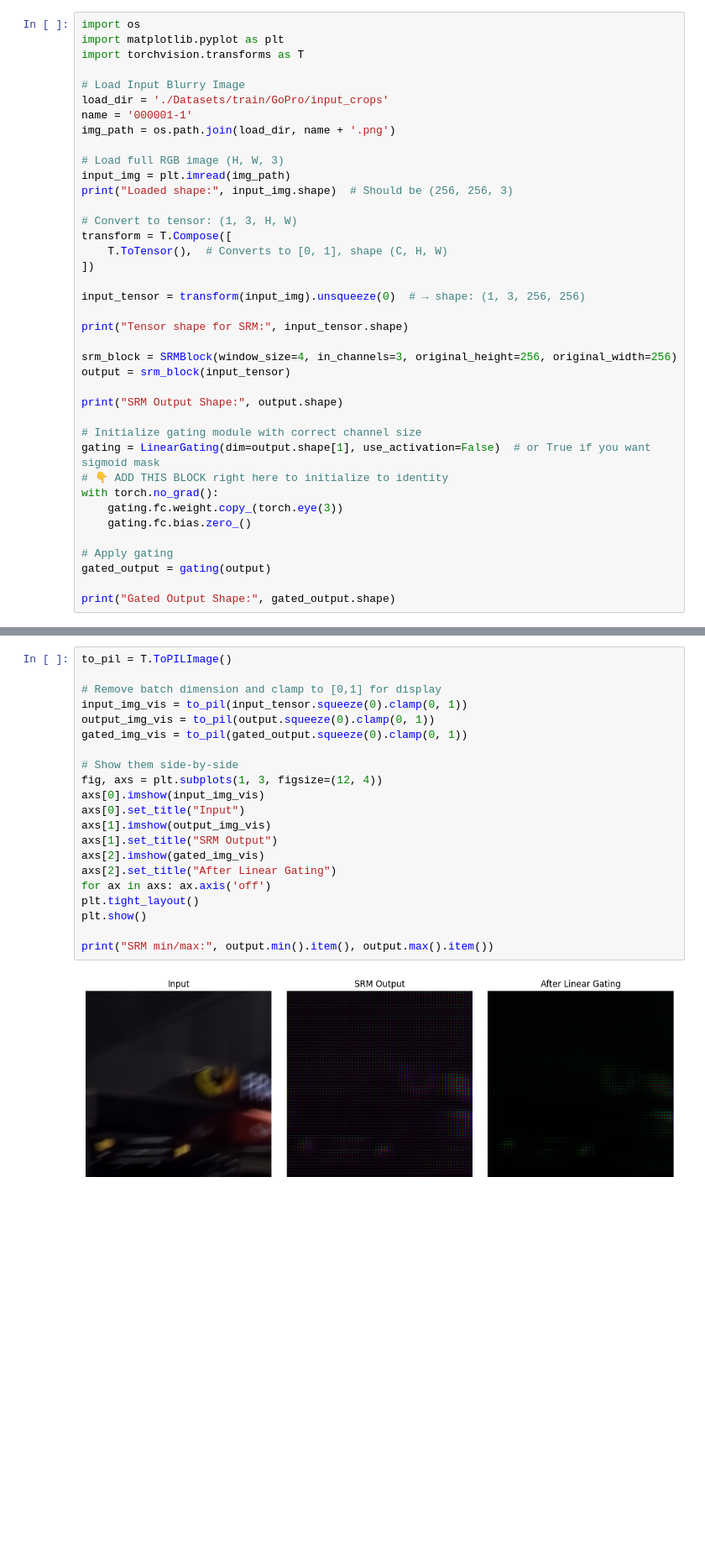
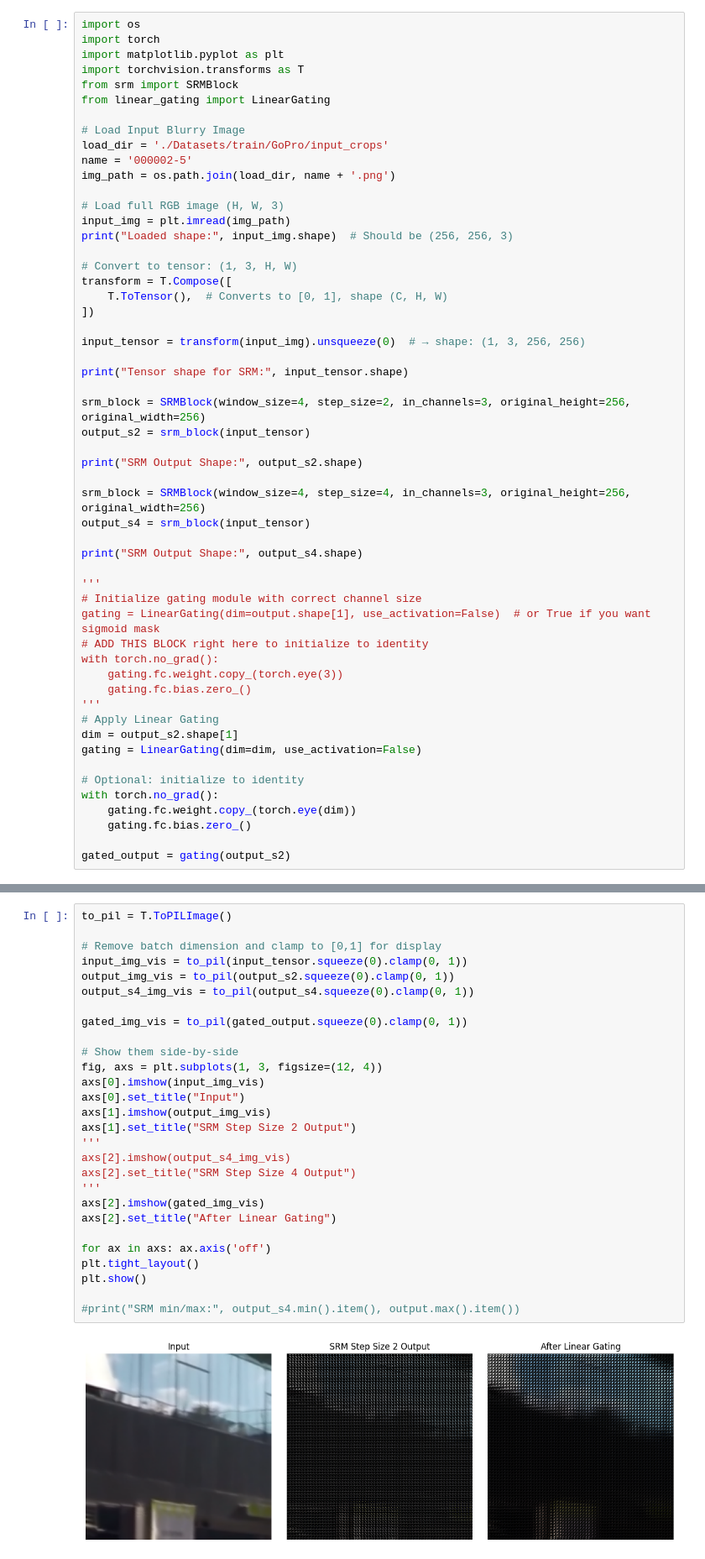
Before and after one commit to kw4ng/ECE556Project, a Jupyter notebook: SRM&LG_testing.ipynb, the cells around one changed output, grey strips where cells are left out. Shown at 84% size. Cells and saved outputs as stored; diff of their text form; blank space fills up the shorter version.

Commit message:
Test file for SRM and Linear gating for images

```diff
--- a/SRM&LG_testing.ipynb
+++ b/SRM&LG_testing.ipynb
@@ -50,11 +32,14 @@ tensor([[[[ 0.3091,  0.3237,  0.5491,  0.5842],
 # %%
 import os
+import torch
 import matplotlib.pyplot as plt
 import torchvision.transforms as T
+from srm import SRMBlock
+from linear_gating import LinearGating
 
 # Load Input Blurry Image
 load_dir = './Datasets/train/GoPro/input_crops'
-name = '000001-1'
+name = '000002-5'
 img_path = os.path.join(load_dir, name + '.png')
 
 # Load full RGB image (H, W, 3)
@@ -70,22 +55,34 @@ input_tensor = transform(input_img).unsqueeze(0)  # → shape: (1, 3, 256, 256)
 
 print("Tensor shape for SRM:", input_tensor.shape)
 
-srm_block = SRMBlock(window_size=4, in_channels=3, original_height=256, original_width=256)
-output = srm_block(input_tensor)
+srm_block = SRMBlock(window_size=4, step_size=2, in_channels=3, original_height=256, original_width=256)
+output_s2 = srm_block(input_tensor)
 
-print("SRM Output Shape:", output.shape)
+print("SRM Output Shape:", output_s2.shape)
 
+srm_block = SRMBlock(window_size=4, step_size=4, in_channels=3, original_height=256, original_width=256)
+output_s4 = srm_block(input_tensor)
+
+print("SRM Output Shape:", output_s4.shape)
+
+'''
 # Initialize gating module with correct channel size
 gating = LinearGating(dim=output.shape[1], use_activation=False)  # or True if you want sigmoid mask
-# 👇 ADD THIS BLOCK right here to initialize to identity
+# ADD THIS BLOCK right here to initialize to identity
 with torch.no_grad():
     gating.fc.weight.copy_(torch.eye(3))
     gating.fc.bias.zero_()
+'''
+# Apply Linear Gating
+dim = output_s2.shape[1]
+gating = LinearGating(dim=dim, use_activation=False)
 
-# Apply gating
-gated_output = gating(output)
+# Optional: initialize to identity
+with torch.no_grad():
+    gating.fc.weight.copy_(torch.eye(dim))
+    gating.fc.bias.zero_()
 
-print("Gated Output Shape:", gated_output.shape)
+gated_output = gating(output_s2)
 # %% [output]
 Loaded shape: (256, 256, 3)
 Tensor shape for SRM: torch.Size([1, 3, 256, 256])
@@ -94,23 +104,30 @@ Gated Output Shape: torch.Size([1, 3, 256, 256])
 # %%
 to_pil = T.ToPILImage()
 
 # Remove batch dimension and clamp to [0,1] for display
 input_img_vis = to_pil(input_tensor.squeeze(0).clamp(0, 1))
-output_img_vis = to_pil(output.squeeze(0).clamp(0, 1))
+output_img_vis = to_pil(output_s2.squeeze(0).clamp(0, 1))
+output_s4_img_vis = to_pil(output_s4.squeeze(0).clamp(0, 1))
+
 gated_img_vis = to_pil(gated_output.squeeze(0).clamp(0, 1))
 
 # Show them side-by-side
 fig, axs = plt.subplots(1, 3, figsize=(12, 4))
 axs[0].imshow(input_img_vis)
 axs[0].set_title("Input")
 axs[1].imshow(output_img_vis)
-axs[1].set_title("SRM Output")
+axs[1].set_title("SRM Step Size 2 Output")
+'''
+axs[2].imshow(output_s4_img_vis)
+axs[2].set_title("SRM Step Size 4 Output")
+'''
 axs[2].imshow(gated_img_vis)
 axs[2].set_title("After Linear Gating")
+
 for ax in axs: ax.axis('off')
 plt.tight_layout()
 plt.show()
 
-print("SRM min/max:", output.min().item(), output.max().item())
+#print("SRM min/max:", output_s4.min().item(), output.max().item())
 # %% [output]
-[figure, old version]
+[figure, new version]
```
Also changed, not shown: parts of 4 cells of this notebook.
